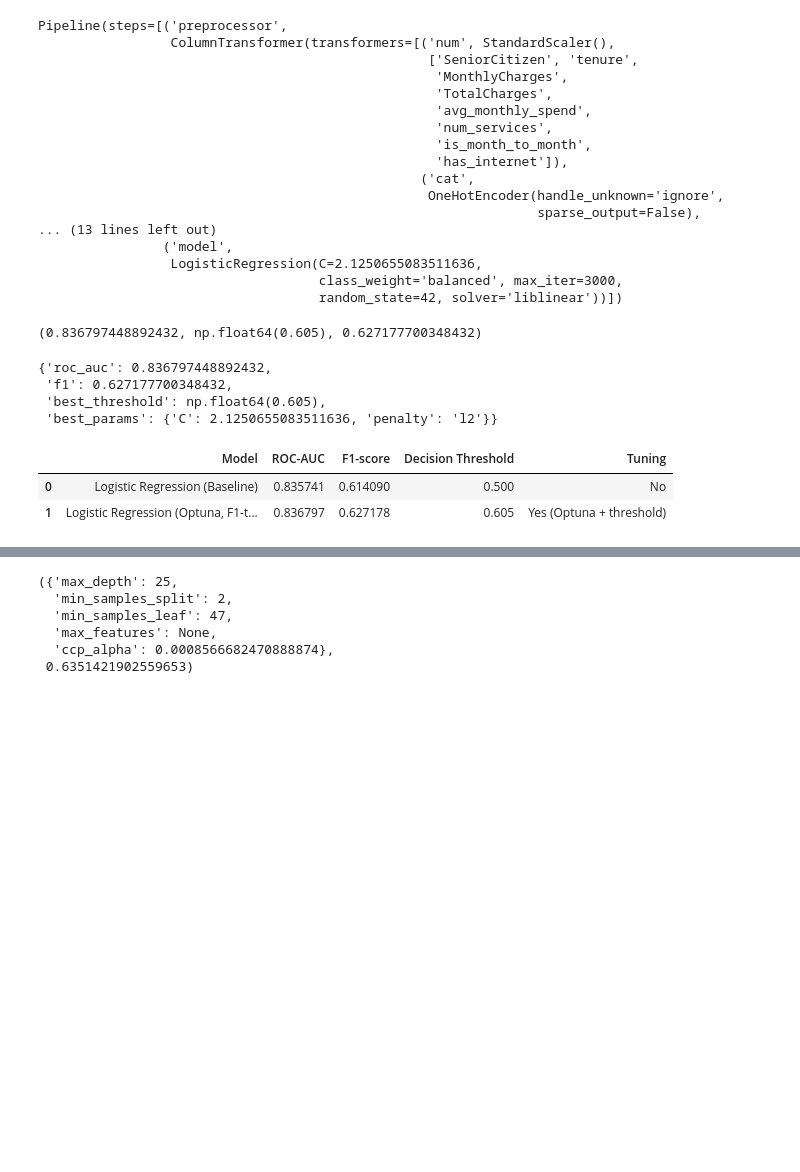
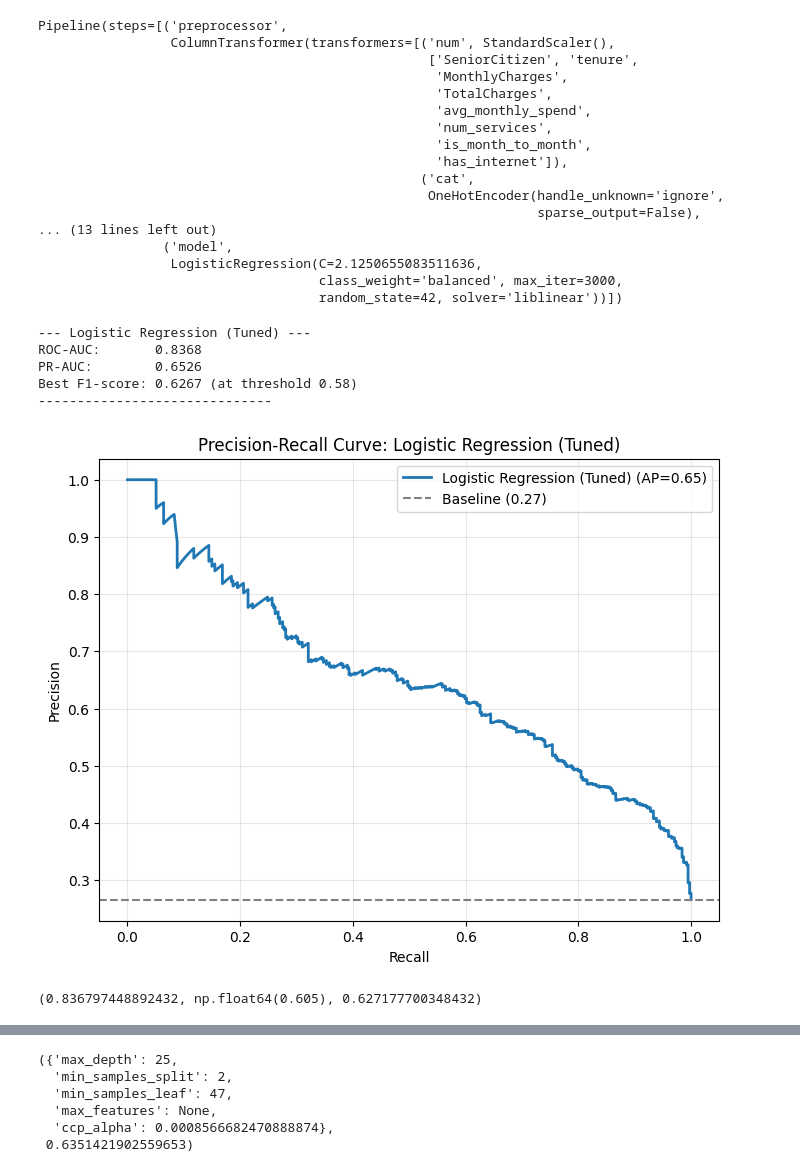
Before and after one commit to Nusultan11/telco-customer-churn-ml, a Jupyter notebook: notebooks/04_HyperParameters_Tuning_ML.ipynb, the cells around one changed output, grey strips where cells are left out. Drawn from its saved outputs; the diff is of its cells as text; code cells hidden in the pictures; blank space fills up the shorter version.

```diff
--- a/notebooks/04_HyperParameters_Tuning_ML.ipynb
+++ b/notebooks/04_HyperParameters_Tuning_ML.ipynb
@@ -163,6 +261,16 @@ Pipeline(steps=[('preprocessor',
 # %%
 y_scores_lr_f1 = lr_f1_pipeline.predict_proba(X_test)[:, 1]
 lr_f1_roc = roc_auc_score(y_test, y_scores_lr_f1)
+# %%
+y_scores_lr = lr_f1_pipeline.predict_proba(X_test)[:, 1]
+lr_metrics = evaluate_model(y_test, y_scores_lr, model_name="Logistic Regression (Tuned)")
+# %% [output]
+--- Logistic Regression (Tuned) ---
+ROC-AUC:       0.8368
+PR-AUC:        0.6526
+Best F1-score: 0.6267 (at threshold 0.58)
+------------------------------
+[figure, added]
 # %%
 def best_threshold_for_f1(y_true, y_scores):
     thresholds = np.linspace(0.05, 0.95, 181)
@@ -179,38 +287,3 @@ best_t_lr_f1, best_f1_lr_f1 = best_threshold_for_f1(
 lr_f1_roc, best_t_lr_f1, best_f1_lr_f1
 # %% [output]
 (0.836797448892432, np.float64(0.605), 0.627177700348432)
-# %%
-metrics_lr_f1_optuna = {
-    "roc_auc": lr_f1_roc,
-    "f1": best_f1_lr_f1,
-    "best_threshold": best_t_lr_f1,
-    "best_params": study_f1.best_params
-}
-metrics_lr_f1_optuna
-# %% [output]
-{'roc_auc': 0.836797448892432,
- 'f1': 0.627177700348432,
- 'best_threshold': np.float64(0.605),
- 'best_params': {'C': 2.1250655083511636, 'penalty': 'l2'}}
-# %%
-lr_comparison = pd.DataFrame([
-    {
-        "Model": "Logistic Regression (Baseline)",
-        "ROC-AUC": 0.8357413897531204,
-        "F1-score": 0.6140904311251314,
-        "Decision Threshold": 0.50,
-        "Tuning": "No"
-    },
-    {
-        "Model": "Logistic Regression (Optuna, F1-tuned)",
-        "ROC-AUC": metrics_lr_f1_optuna["roc_auc"],
-        "F1-score": metrics_lr_f1_optuna["f1"],
-        "Decision Threshold": float(metrics_lr_f1_optuna["best_threshold"]),
-        "Tuning": "Yes (Optuna + threshold)"
-    }
-])
-lr_comparison
-# %% [output]
-|  | Model | ROC-AUC | F1-score | Decision Threshold | Tuning |
-| 0 | Logistic Regression (Baseline) | 0.835741 | 0.614090 | 0.500 | No |
-| 1 | Logistic Regression (Optuna, F1-t... | 0.836797 | 0.627178 | 0.605 | Yes (Optuna + threshold) |
```
Also changed, not shown: parts of 41 cells of this notebook, 1 other file.
